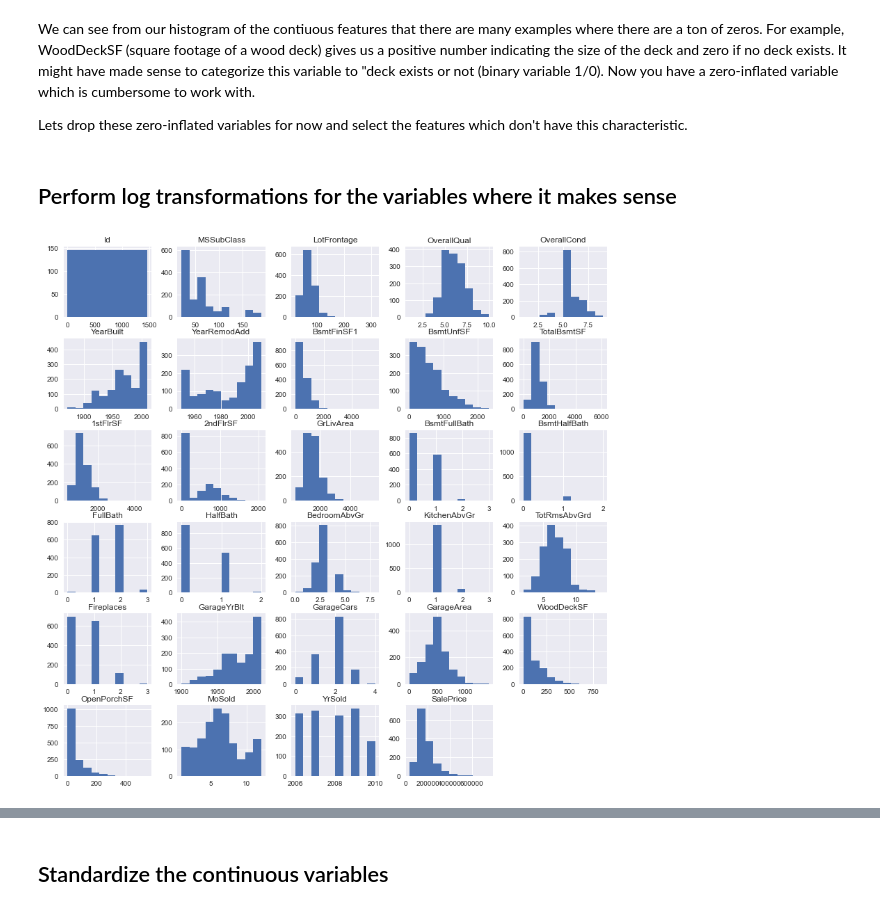
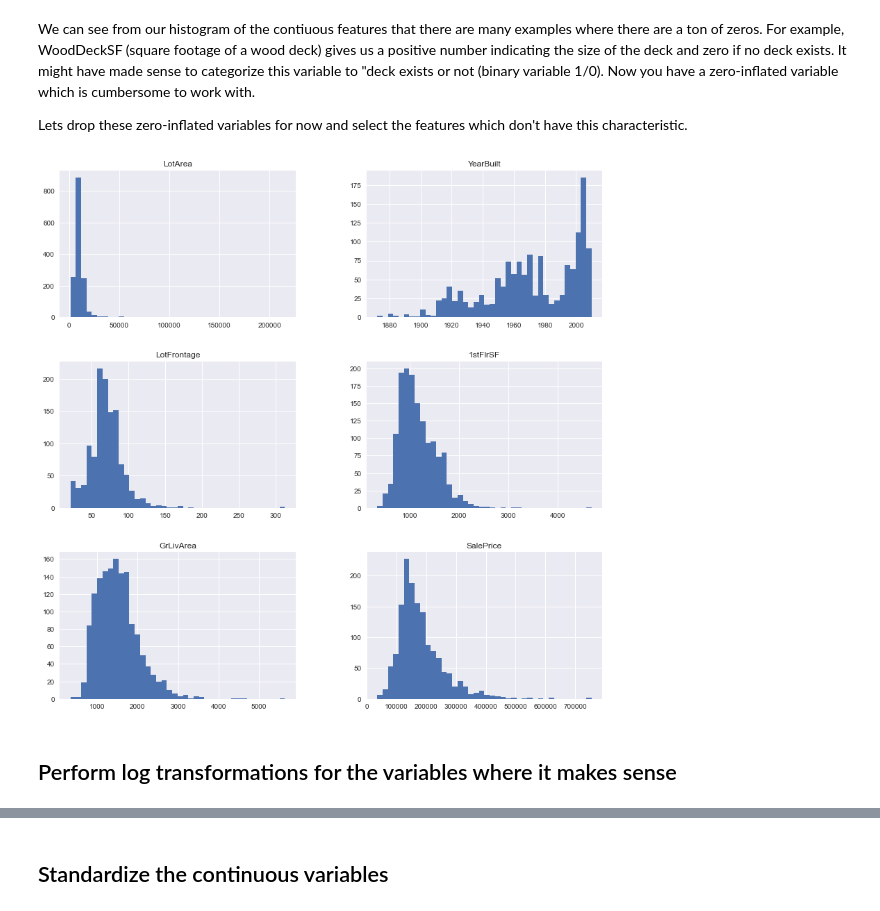
Before and after one commit to 314ka4y/dsc-feature-scaling-and-normalization-lab, a Jupyter notebook: index.ipynb, the cells around one changed output, grey strips where cells are left out. Drawn from its saved outputs; the diff is of its cells as text; code cells hidden in the pictures.

```diff
--- a/index.ipynb
+++ b/index.ipynb
@@ -80,13 +73,11 @@ ames_cont = ames.drop(["BsmtFinSF2","LotArea", "LowQualFinSF", "MasVnrArea", "Po
+# %%
+# Select non zero-inflated continuous features as ames_cont
+list_features = ["LotArea", "YearBuilt", 'LotFrontage', "1stFlrSF", "GrLivArea", "SalePrice"]
+continuous = ['LotFrontage', 'LotArea', 'YearBuilt', '1stFlrSF', 'GrLivArea', 'SalePrice']
+ames_cont = ames[list_features]
+ames_cont.hist(figsize = (14,14), bins = 40)
+plt.show()
+# %% [output]
+[figure, added]
 # %% [markdown]
 ## Perform log transformations for the variables where it makes sense
-# %%
-# Your code here
-ames_cont.hist(figsize = (14,14))
-plt.show()
-
-Normalize= pd.DataFrame()
-Normalize["BsmtFinSF1_log"] = np.log(ames_cont["BsmtFinSF1"])
-Normalize["BsmtUnfSF_log"] = np.log(ames_cont["BsmtUnfSF"])
-Normalize["BsmtUnfSF_log"] = np.log(ames_cont["BsmtUnfSF"])
-# %% [output]
-[figure, removed]
```
Also changed, not shown: parts of 8 cells of this notebook.
